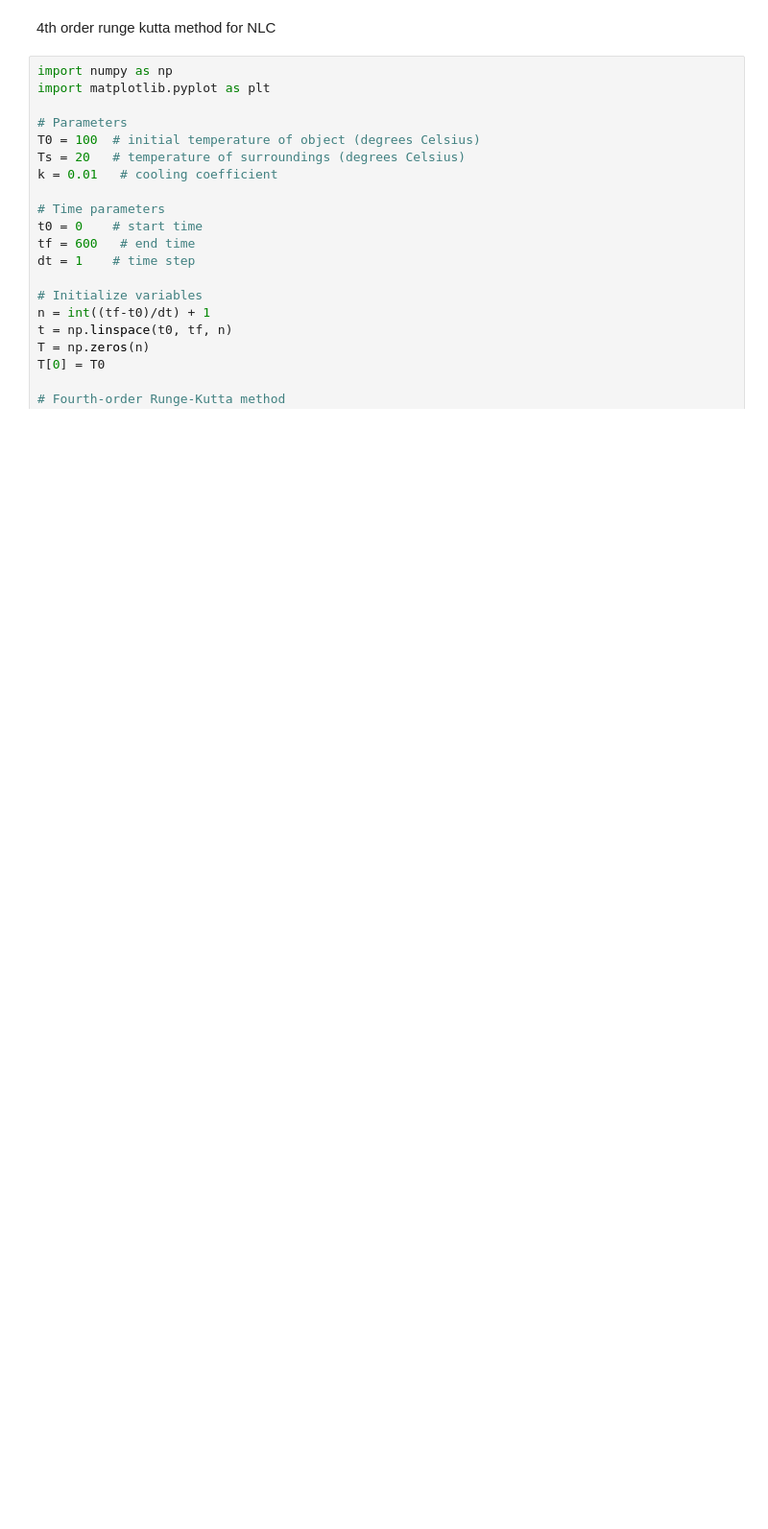
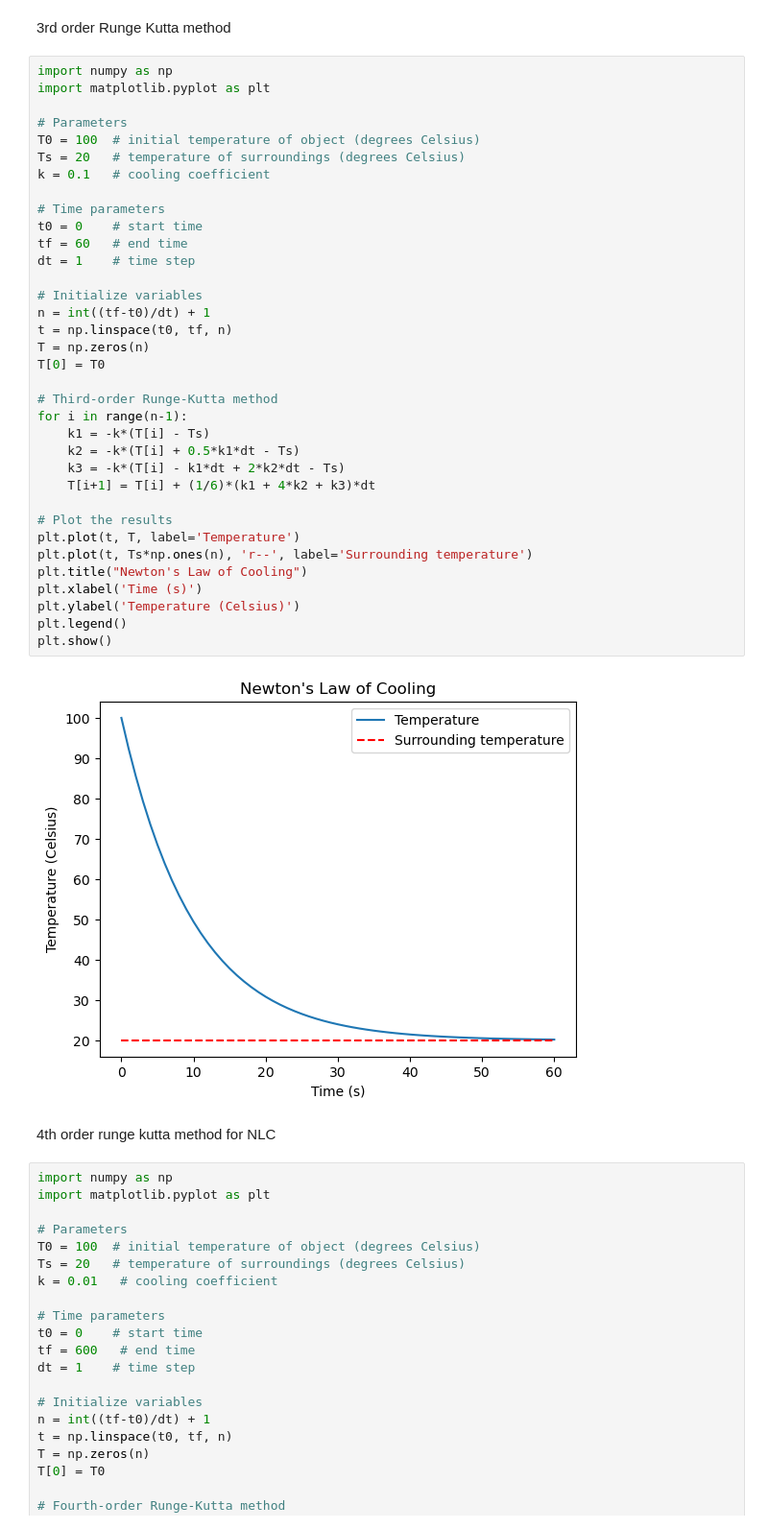
Before and after one commit to didzislauva/ODE, a Jupyter notebook: Runge Kutta NLC.ipynb, the cells around one changed output. Shown at 96% size. Saved outputs shown, nothing was run; the diff lists cells and outputs as text; blank space fills up the shorter version.

```diff
--- a/Runge Kutta NLC.ipynb
+++ b/Runge Kutta NLC.ipynb
@@ -3,3 +76,42 @@
+# %% [markdown]
+3rd order Runge Kutta method
+# %%
+import numpy as np
+import matplotlib.pyplot as plt
+
+# Parameters
+T0 = 100  # initial temperature of object (degrees Celsius)
+Ts = 20   # temperature of surroundings (degrees Celsius)
+k = 0.1   # cooling coefficient
+
+# Time parameters
+t0 = 0    # start time
+tf = 60   # end time
+dt = 1    # time step
+
+# Initialize variables
+n = int((tf-t0)/dt) + 1
+t = np.linspace(t0, tf, n)
+T = np.zeros(n)
+T[0] = T0
+
+# Third-order Runge-Kutta method
+for i in range(n-1):
+    k1 = -k*(T[i] - Ts)
+    k2 = -k*(T[i] + 0.5*k1*dt - Ts)
+    k3 = -k*(T[i] - k1*dt + 2*k2*dt - Ts)
+    T[i+1] = T[i] + (1/6)*(k1 + 4*k2 + k3)*dt
+
+# Plot the results
+plt.plot(t, T, label='Temperature')
+plt.plot(t, Ts*np.ones(n), 'r--', label='Surrounding temperature')
+plt.title("Newton's Law of Cooling")
+plt.xlabel('Time (s)')
+plt.ylabel('Temperature (Celsius)')
+plt.legend()
+plt.show()
+# %% [output]
+[figure, added]
 # %% [markdown]
 4th order runge kutta method for NLC
 # %%
```
Also changed, not shown: parts of 5 cells of this notebook, 1 other file.
